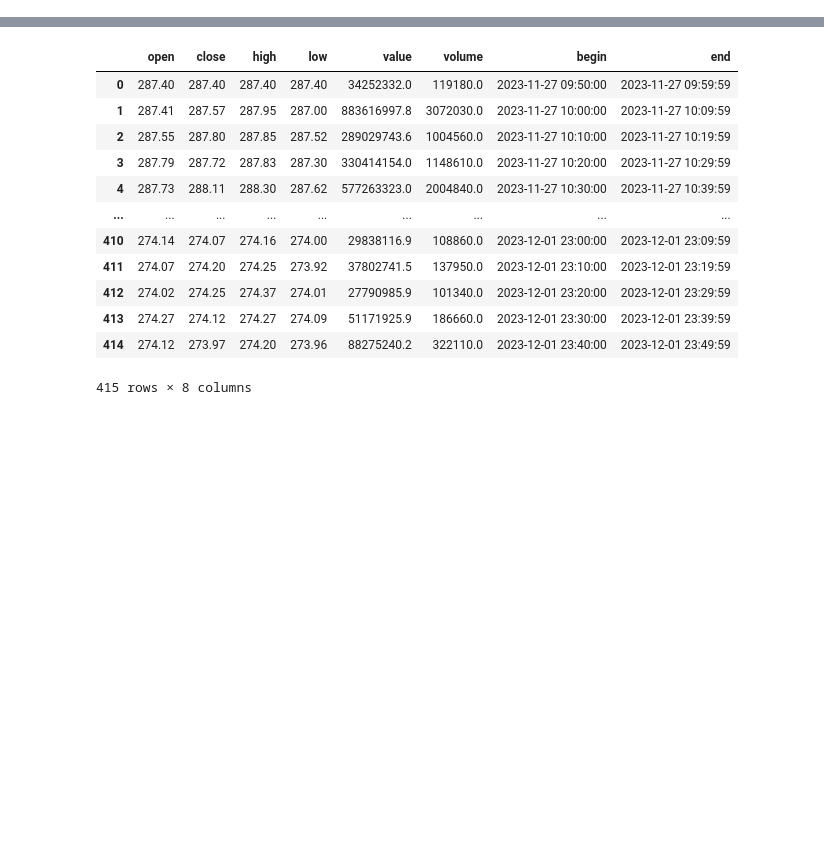
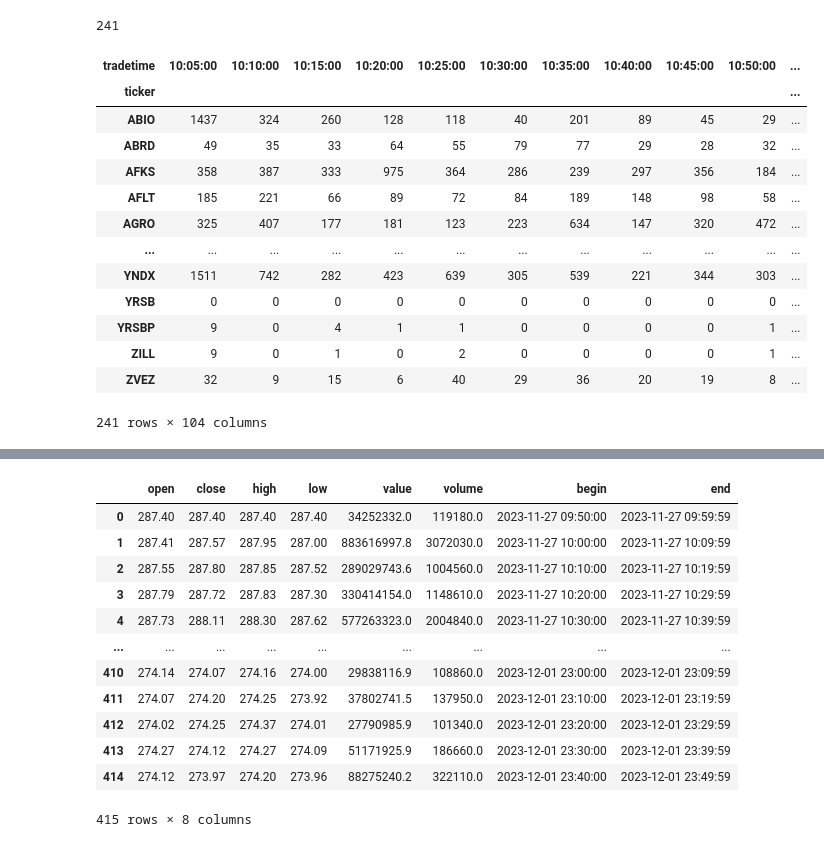
Before and after one commit to slivka83/algopack_simple_bot, a Jupyter notebook: notebooks/EDA.ipynb, the cells around one changed output, grey strips where cells are left out. Cells and saved outputs as stored; diff of their text form; code cells hidden in the pictures; blank space fills up the shorter version.

```diff
--- a/notebooks/EDA.ipynb
+++ b/notebooks/EDA.ipynb
@@ -8,0 +55,22 @@ stocks = Market('stocks')
+# %%
+trd_df['ticker'].nunique()
+# %% [output]
+241
+# %%
+temp_df = pd.pivot_table(trd_df, index=['ticker'] , columns=['tradetime'], values='trades', aggfunc='max', fill_value=0)
+temp_df
+# %% [output]
+| tradetime | 10:05:00 | 10:10:00 | 10:15:00 | 10:20:00 | 10:25:00 | 10:30:00 | 10:35:00 | 10:40:00 | 10:45:00 | 10:50:00 | ... |
+| ticker |  |  |  |  |  |  |  |  |  |  | ... |
+| ABIO | 1437 | 324 | 260 | 128 | 118 | 40 | 201 | 89 | 45 | 29 | ... |
+| ABRD | 49 | 35 | 33 | 64 | 55 | 79 | 77 | 29 | 28 | 32 | ... |
+| AFKS | 358 | 387 | 333 | 975 | 364 | 286 | 239 | 297 | 356 | 184 | ... |
+| AFLT | 185 | 221 | 66 | 89 | 72 | 84 | 189 | 148 | 98 | 58 | ... |
+| AGRO | 325 | 407 | 177 | 181 | 123 | 223 | 634 | 147 | 320 | 472 | ... |
+| ... | ... | ... | ... | ... | ... | ... | ... | ... | ... | ... | ... |
+| YNDX | 1511 | 742 | 282 | 423 | 639 | 305 | 539 | 221 | 344 | 303 | ... |
+| YRSB | 0 | 0 | 0 | 0 | 0 | 0 | 0 | 0 | 0 | 0 | ... |
+| YRSBP | 9 | 0 | 4 | 1 | 1 | 0 | 0 | 0 | 0 | 1 | ... |
+| ZILL | 9 | 0 | 1 | 0 | 2 | 0 | 0 | 0 | 0 | 1 | ... |
+| ZVEZ | 32 | 9 | 15 | 6 | 40 | 29 | 36 | 20 | 19 | 8 | ... |
+241 rows × 104 columns
```
Also changed, not shown: parts of 29 cells of this notebook, 3 other files.
